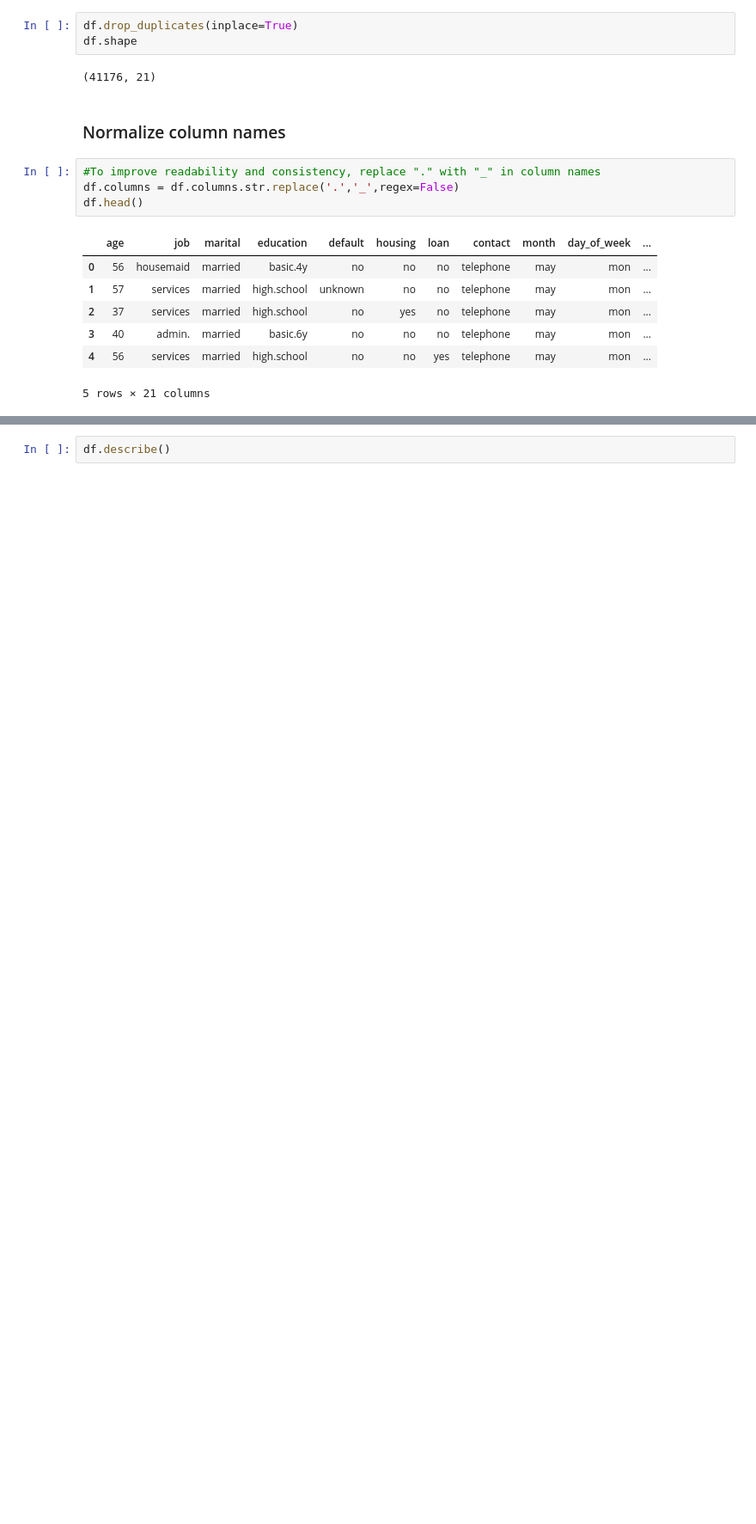
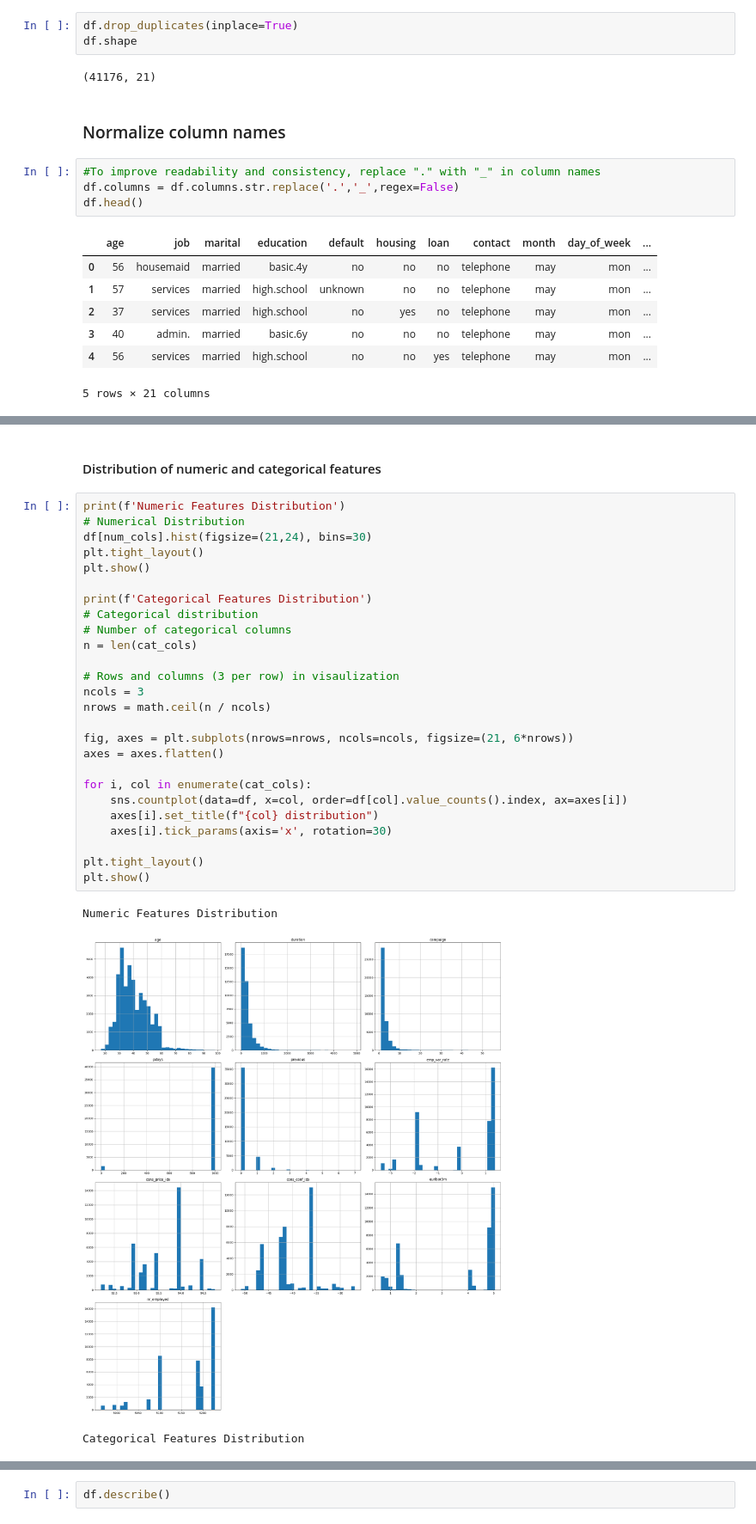
Before and after one commit to msalaverri/logistic-regression-msalaverri, a Jupyter notebook: src/explore.ipynb, the cells around one changed output, grey strips where cells are left out. Shown: that part at 86% size. Saved outputs shown, nothing was run; the diff lists cells and outputs as text; blank space fills up the shorter version.

```diff
--- a/src/explore.ipynb
+++ b/src/explore.ipynb
@@ -156,0 +207,32 @@ df.head()
+# %% [markdown]
+#### Distribution of numeric and categorical features
+# %%
+print(f'Numeric Features Distribution')
+# Numerical Distribution
+df[num_cols].hist(figsize=(21,24), bins=30)
+plt.tight_layout()
+plt.show()
+
+print(f'Categorical Features Distribution')
+# Categorical distribution
+# Number of categorical columns
+n = len(cat_cols)
+
+# Rows and columns (3 per row) in visaulization
+ncols = 3
+nrows = math.ceil(n / ncols)
+
+fig, axes = plt.subplots(nrows=nrows, ncols=ncols, figsize=(21, 6*nrows))
+axes = axes.flatten()
+
+for i, col in enumerate(cat_cols):
+    sns.countplot(data=df, x=col, order=df[col].value_counts().index, ax=axes[i])
+    axes[i].set_title(f"{col} distribution")
+    axes[i].tick_params(axis='x', rotation=30)
+
+plt.tight_layout()
+plt.show()
+# %% [output]
+Numeric Features Distribution
+[figure, added]
+Categorical Features Distribution
```
Also changed, not shown: parts of 12 cells of this notebook.
